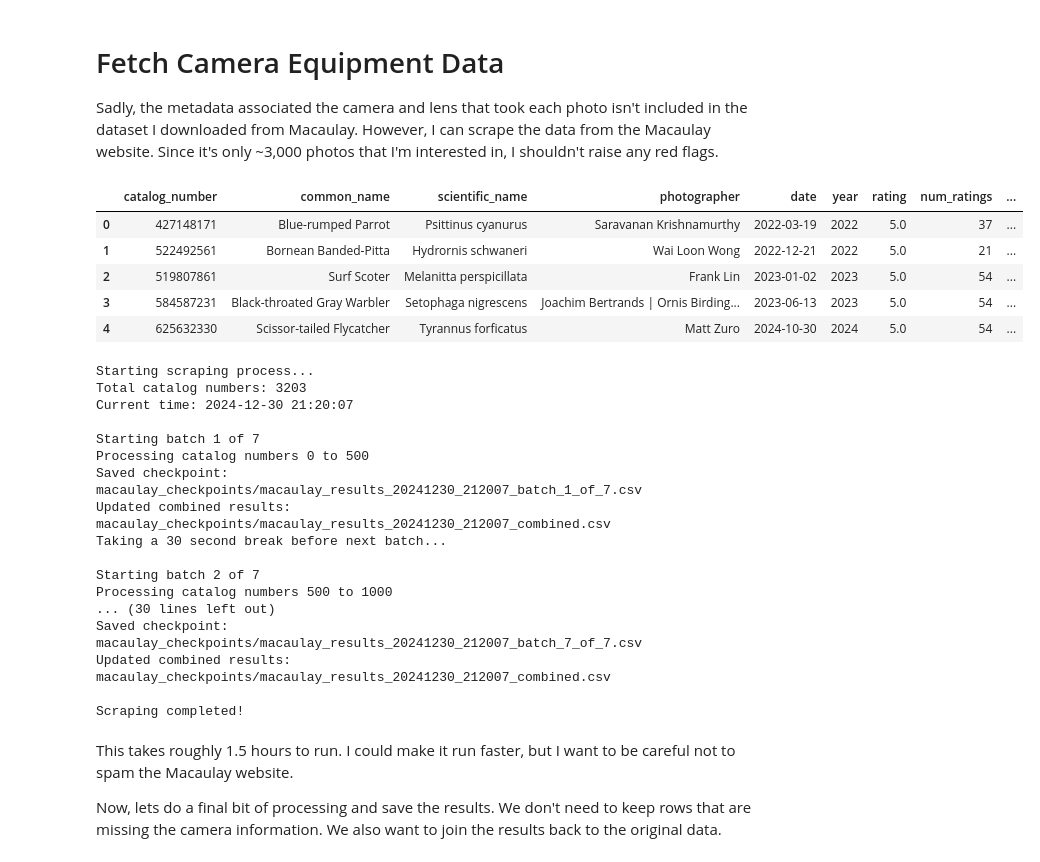
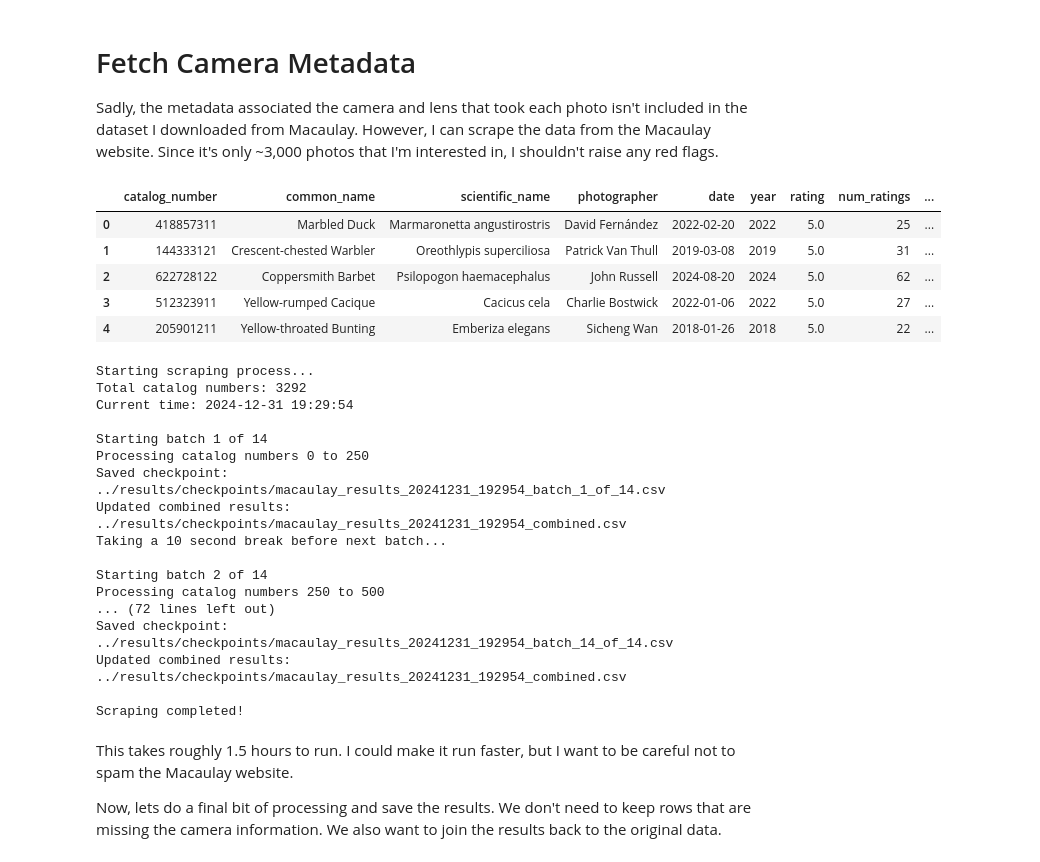
Before and after one commit to WillHannon-MCB/best-bird-camera, a Jupyter notebook: notebooks/fetch-camera-metadata.ipynb, the cells around one changed output. Cells and saved outputs as stored; diff of their text form; code cells hidden in the pictures.

```diff
--- a/notebooks/fetch-camera-metadata.ipynb
+++ b/notebooks/fetch-camera-metadata.ipynb
@@ -1,5 +1,5 @@
 # %% [markdown]
-# Fetch Camera Equipment Data
+# Fetch Camera Metadata
 
 Sadly, the metadata associated the camera and lens that took each photo isn't included in the dataset I downloaded from Macaulay. However, I can scrape the data from the Macaulay website. Since it's only ~3,000 photos that I'm interested in, I shouldn't raise any red flags.
 # %%
@@ -10,15 +10,15 @@ from bs4 import BeautifulSoup
 import time
 from datetime import datetime
 # %%
-top_records_df = pd.read_csv("../results/top_records.csv")
+top_records_df = pd.read_csv("../results/top_photographs.csv")
 top_records_df.head()
 # %% [output]
 |  | catalog_number | common_name | scientific_name | photographer | date | year | rating | num_ratings | ... |
-| 0 | 427148171 | Blue-rumped Parrot | Psittinus cyanurus | Saravanan Krishnamurthy | 2022-03-19 | 2022 | 5.0 | 37 | ... |
-| 1 | 522492561 | Bornean Banded-Pitta | Hydrornis schwaneri | Wai Loon Wong | 2022-12-21 | 2022 | 5.0 | 21 | ... |
-| 2 | 519807861 | Surf Scoter | Melanitta perspicillata | Frank Lin | 2023-01-02 | 2023 | 5.0 | 54 | ... |
-| 3 | 584587231 | Black-throated Gray Warbler | Setophaga nigrescens | Joachim Bertrands | Ornis Birding... | 2023-06-13 | 2023 | 5.0 | 54 | ... |
-| 4 | 625632330 | Scissor-tailed Flycatcher | Tyrannus forficatus | Matt Zuro | 2024-10-30 | 2024 | 5.0 | 54 | ... |
+| 0 | 418857311 | Marbled Duck | Marmaronetta angustirostris | David Fernández | 2022-02-20 | 2022 | 5.0 | 25 | ... |
+| 1 | 144333121 | Crescent-chested Warbler | Oreothlypis superciliosa | Patrick Van Thull | 2019-03-08 | 2019 | 5.0 | 31 | ... |
+| 2 | 622728122 | Coppersmith Barbet | Psilopogon haemacephalus | John Russell | 2024-08-20 | 2024 | 5.0 | 62 | ... |
+| 3 | 512323911 | Yellow-rumped Cacique | Cacicus cela | Charlie Bostwick | 2022-01-06 | 2022 | 5.0 | 27 | ... |
+| 4 | 205901211 | Yellow-throated Bunting | Emberiza elegans | Sicheng Wan | 2018-01-26 | 2018 | 5.0 | 22 | ... |
 # %%
 def scrape_macaulay_technical_info(catalog_numbers, base_url="https://macaulaylibrary.org/asset/{}", delay=1.0):
     """
@@ -156,28 +156,28 @@ print(f"Current time: {datetime.now().strftime('%Y-%m-%d %H:%M:%S')}")
 # Run the scraper with batching
 results = scrape_in_batches(
     catalog_numbers,
-    batch_size=500,    # Process 500 at a time
-    delay=1.0,         # 1 second between requests
-    checkpoint_dir="macaulay_checkpoints"
+    batch_size=250,
+    delay=.25,
+    checkpoint_dir="../results/checkpoints"
 )
 
 print("\nScraping completed!")
 # %% [output]
 Starting scraping process...
-Total catalog numbers: 3203
-Current time: 2024-12-30 21:20:07
+Total catalog numbers: 3292
+Current time: 2024-12-31 19:29:54
 
-Starting batch 1 of 7
-Processing catalog numbers 0 to 500
-Saved checkpoint: macaulay_checkpoints/macaulay_results_20241230_212007_batch_1_of_7.csv
-Updated combined results: macaulay_checkpoints/macaulay_results_20241230_212007_combined.csv
-Taking a 30 second break before next batch...
+Starting batch 1 of 14
+Processing catalog numbers 0 to 250
+Saved checkpoint: ../results/checkpoints/macaulay_results_20241231_192954_batch_1_of_14.csv
+Updated combined results: ../results/checkpoints/macaulay_results_20241231_192954_combined.csv
+Taking a 10 second break before next batch...
 
-Starting batch 2 of 7
-Processing catalog numbers 500 to 1000
-... (30 lines left out)
-Saved checkpoint: macaulay_checkpoints/macaulay_results_20241230_212007_batch_7_of_7.csv
-Updated combined results: macaulay_checkpoints/macaulay_results_20241230_212007_combined.csv
+Starting batch 2 of 14
+Processing catalog numbers 250 to 500
+... (72 lines left out)
+Saved checkpoint: ../results/checkpoints/macaulay_results_20241231_192954_batch_14_of_14.csv
+Updated combined results: ../results/checkpoints/macaulay_results_20241231_192954_combined.csv
 
 Scraping completed!
 # %% [markdown]
```
Also changed, not shown: parts of 3 cells of this notebook, 14 other files.
